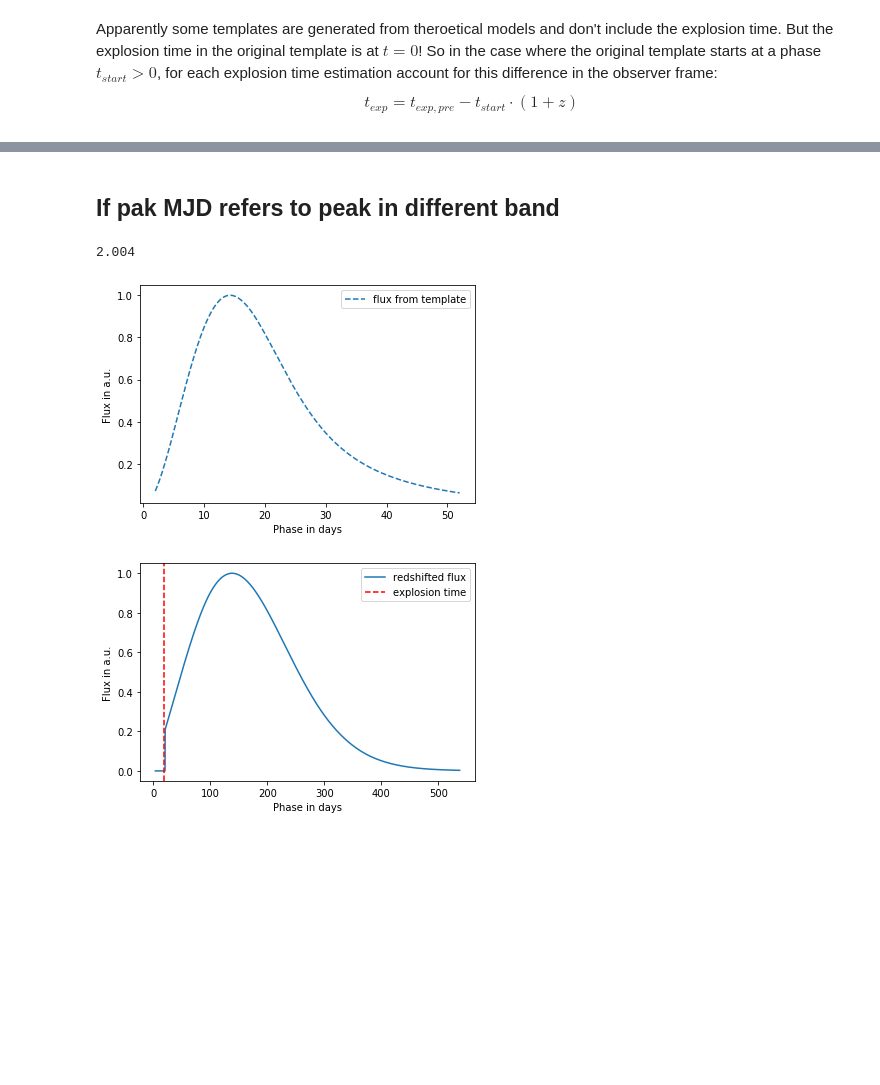
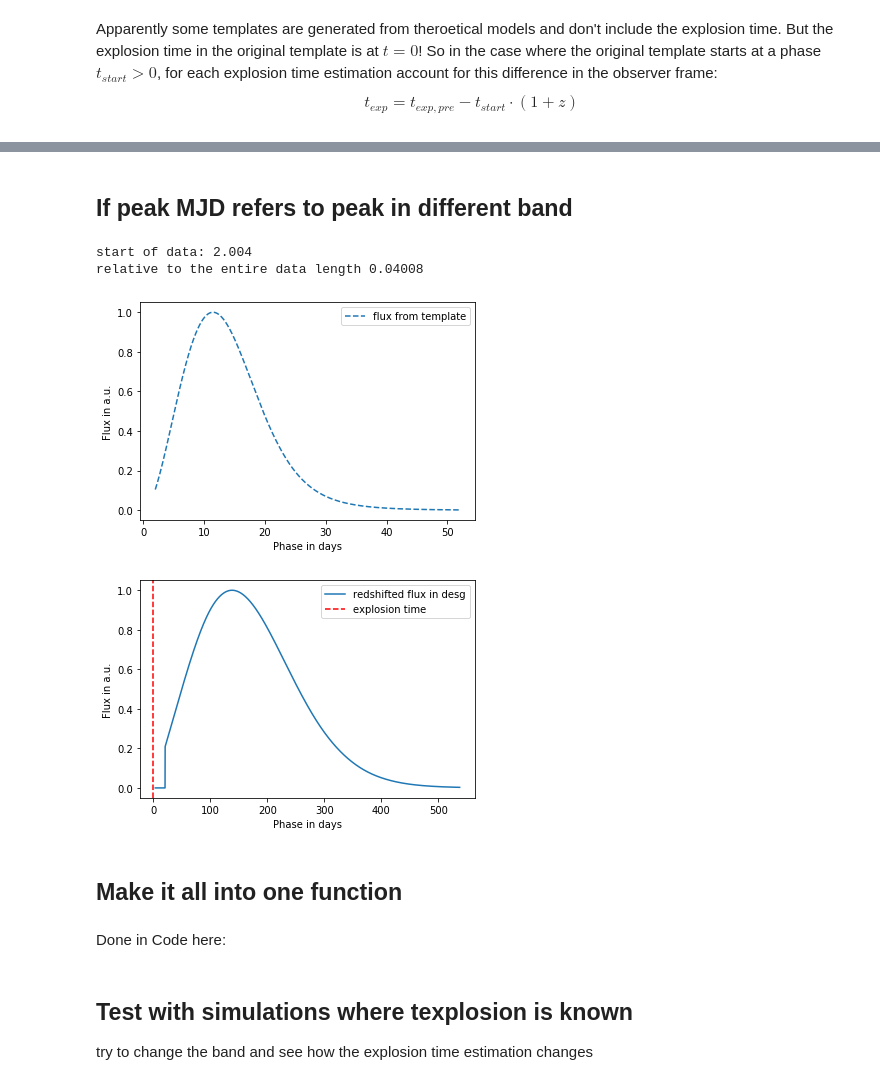
Before and after one commit to JannisNe/ztf_SN-LCs-explosion_time_estimation, a Jupyter notebook: demo/explosion_time_from_times_series/explosion_time_from_peak_mjd.ipynb, the cells around one changed output, grey strips where cells are left out. Cells and saved outputs as stored; diff of their text form; code cells hidden in the pictures; blank space fills up the shorter version.

Commit message:
add funcionality to estimate explosion time from template

```diff
--- a/demo/explosion_time_from_times_series/explosion_time_from_peak_mjd.ipynb
+++ b/demo/explosion_time_from_times_series/explosion_time_from_peak_mjd.ipynb
@@ -96,7 +102,7 @@ plt.close()
 ## Repeat with different parameters and a different time series, this time from MOSFiT. ##
 # %%
 my_source_path = 'data/SEDs/MODEL13/ibc_176.dat.gz'
-redshift = 0.09
+# redshift = 0.9
 peak_mjd = 5551378
 # %%
 source = sncosmo_source(my_source_path)
@@ -199,49 +207,54 @@ plt.close()
 # %% [markdown]
-## If pak MJD refers to peak in different band ##
+## If peak MJD refers to peak in different band ##
 # %%
+bandname = 'desg'
+
 source = sncosmo_source(my_source_path)
 
 wavelength = [source.minwave(), source.maxwave()]
 transmission = [1, 1]
-complete_band = sncosmo.Bandpass(wavelength, transmission, name='complete band')
+band = sncosmo.get_bandpass(bandname)
 amp = 1e-1
 source.set(amplitude=amp)
 step = 5000
 time = np.linspace(source.minphase(), source.minphase()+50, step)
-flux = source.bandflux(complete_band, time)
+flux = source.bandflux(band, time)
 flux = flux / max(flux)
 tstart = min(time[flux > 0.01])
-print(tstart)
+tstart_rel = tstart / (max(time)-min(time))
+print('start of data:', tstart, '\nrelative to the entire data length', tstart_rel)
 
 fig, ax = plt.subplots()
 ax.plot(time, flux, label='flux from template', ls='--')
 ax.set_xlabel('Phase in days')
 ax.set_ylabel('Flux in a.u.')
 ax.legend()
 plt.show()
 plt.close()
 
 model = sncosmo.Model(source)
 model.set(z=0.8, t0=0)
-band = sncosmo.get_bandpass('desg')
 
 redtime = np.linspace(model.mintime(), model.maxtime(), step)
 redshifted_flux = model.bandflux(band, time)
 redshifted_flux = redshifted_flux / max(redshifted_flux)
 # redtime = redtime - redtime[np.argmax(redshifted_flux)] + peak_mjd
 t_exp_pre = min(redtime[redshifted_flux > 0.01])
-t_exp = t_exp_pre - tstart * (1 + redshift) if tstart > 0 else t_exp_pre
+t_exp = t_exp_pre - tstart_rel * (max(redtime)-min(redtime)) * (1 + redshift) if tstart > 0 else t_exp_pre
 
 fig, ax = plt.subplots()
-ax.plot(redtime, redshifted_flux, label='redshifted flux')
+ax.plot(redtime, redshifted_flux, label='redshifted flux in ' + bandname)
 ax.axvline(t_exp, label='explosion time', ls='--', c='r')
 # ax.axvline(peak_mjd, label='peak MJD', ls='--')
 ax.set_xlabel('Phase in days')
 ax.set_ylabel('Flux in a.u.')
 ax.legend()
 plt.show()
 plt.close()
 # %% [output]
-2.004
+start of data: 2.004
+relative to the entire data length 0.04008
-[figure, old version]
+[figure, new version]
-[figure, old version]
+[figure, new version]
+# %% [markdown]
+## Make it all into one function ##
@@ -247,0 +330,2 @@ plt.close()
+# %% [markdown]
+Done in Code here:
@@ -247,0 +335,3 @@ plt.close()
+# %% [markdown]
+## Test with simulations where texplosion is known ##
+try to change the band and see how the explosion time estimation changes
```
Also changed, not shown: parts of 10 cells of this notebook, 2 other files.
